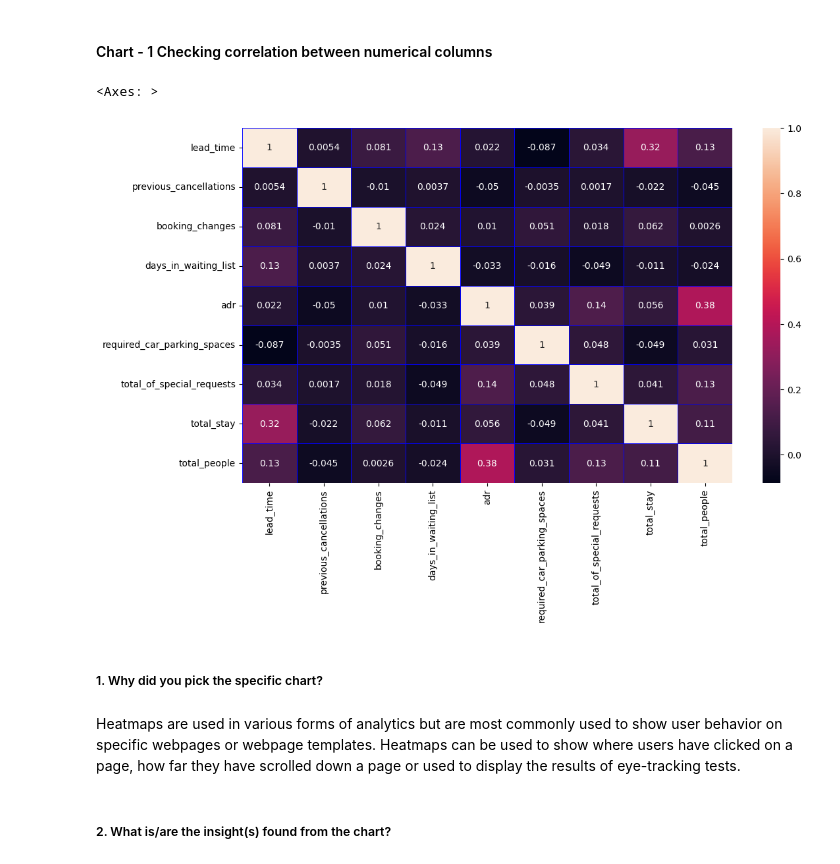
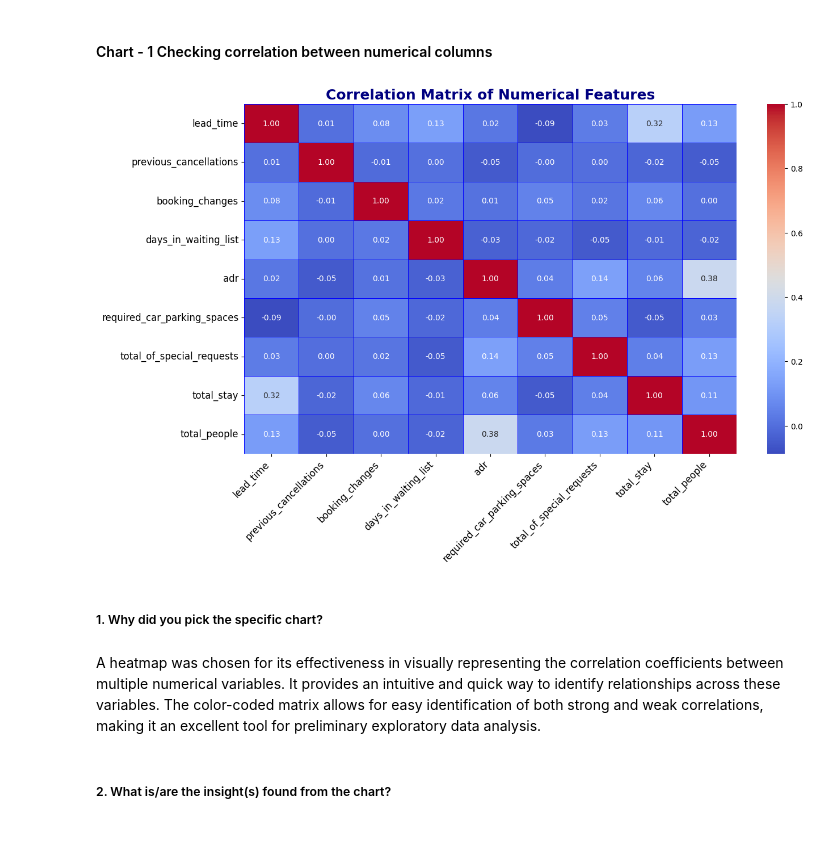
Before and after one commit to pankajmanisahu/EDA-ON-HOTEL-BOOKING-ANALYSIS, a Jupyter notebook: HOTEL_BOOKING_ANALYSIS_EDA.ipynb, the cells around one changed output. Drawn from its saved outputs; the diff is of its cells as text; code cells hidden in the pictures; blank space fills up the shorter version.

```diff
--- a/HOTEL_BOOKING_ANALYSIS_EDA.ipynb
+++ b/HOTEL_BOOKING_ANALYSIS_EDA.ipynb
@@ -618,21 +645,25 @@ Answer Here.
 #### Chart - 1 Checking correlation between numerical columns
 # %%
 # Chart - 1 visualization code
+# Checking correlation between numerical columns
+
 # filtering numerical columns
 num_df = df[['lead_time','previous_cancellations','booking_changes','days_in_waiting_list','adr','required_car_parking_spaces','total_of_special_requests','total_stay','total_people']]
 
 
 # visualization using heatmap
-fig, ax = plt.subplots(figsize=(12, 7))
-
-sns.heatmap(num_df.corr(),annot = True,linewidths=0.5,linecolor='blue')
+plt.figure(figsize=(14, 8))
+sns.heatmap(num_df.corr(), annot=True, linewidths=0.5, linecolor='blue', cmap='coolwarm', fmt=".2f")
+plt.title('Correlation Matrix of Numerical Features', fontsize=18, fontweight='bold', color='navy')
+plt.xticks(fontsize=12, rotation=45, ha='right')
+plt.yticks(fontsize=12)
+plt.show()
 # %% [output]
-<Axes: >
-[figure, old version]
+[figure, new version]
 # %% [markdown]
 ##### 1. Why did you pick the specific chart?
-# %% [markdown]
-Heatmaps are used in various forms of analytics but are most commonly used to show user behavior on specific webpages or webpage templates. Heatmaps can be used to show where users have clicked on a page, how far they have scrolled down a page or used to display the results of eye-tracking tests.
+# %% [markdown]
+A heatmap was chosen for its effectiveness in visually representing the correlation coefficients between multiple numerical variables. It provides an intuitive and quick way to identify relationships across these variables. The color-coded matrix allows for easy identification of both strong and weak correlations, making it an excellent tool for preliminary exploratory data analysis.
 # %% [markdown]
 ##### 2. What is/are the insight(s) found from the chart?
 # %% [markdown]
```
Also changed, not shown: parts of 36 cells of this notebook.
